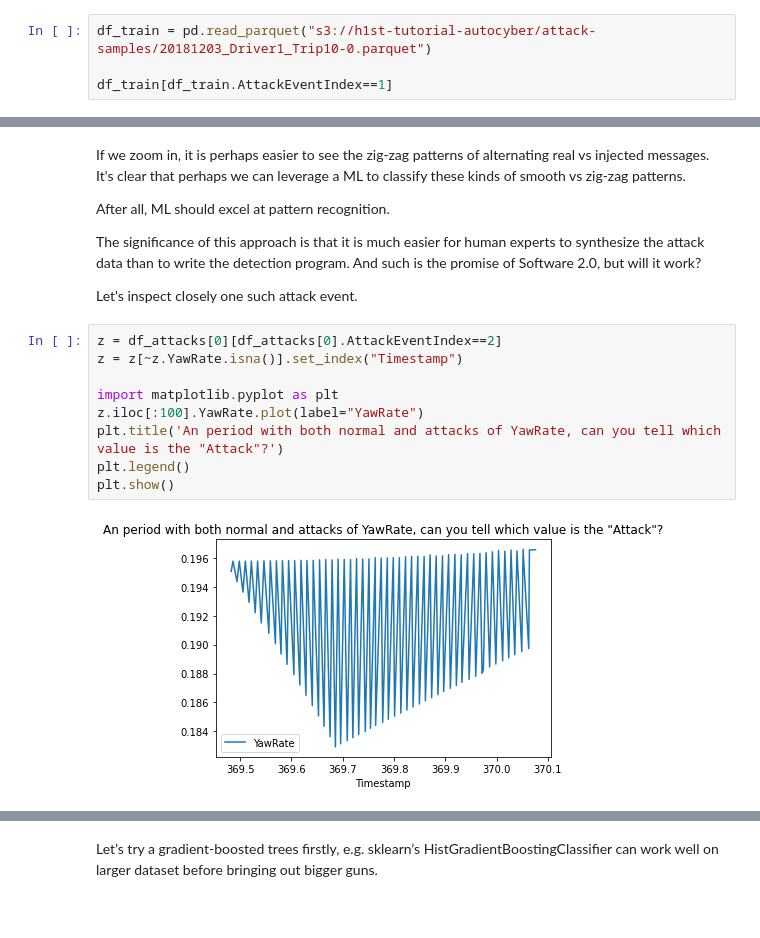
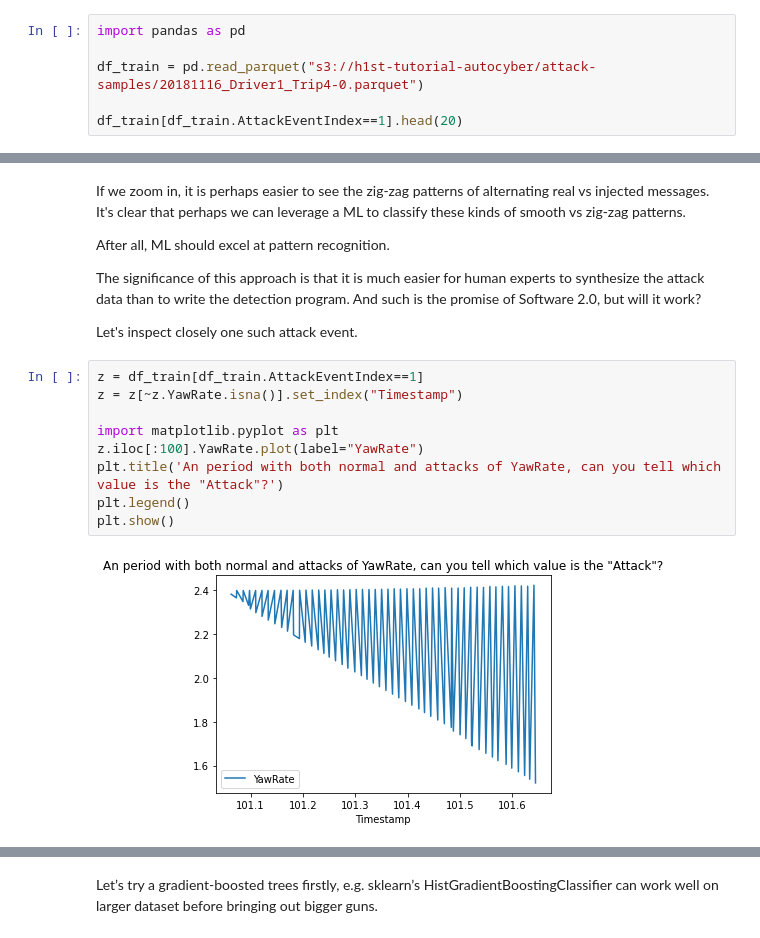
Before and after one commit to h1st-ai/h1st, a Jupyter notebook: examples/AutomotiveCybersecurity/notebooks/Monolithic AD & ML Approaches and Why They are Unsatisfactory.ipynb, the cells around one changed output, grey strips where cells are left out. Cells and saved outputs as stored; diff of their text form.

```diff
--- a/examples/AutomotiveCybersecurity/notebooks/Monolithic AD & ML Approaches and Why They are Unsatisfactory.ipynb
+++ b/examples/AutomotiveCybersecurity/notebooks/Monolithic AD & ML Approaches and Why They are Unsatisfactory.ipynb
@@ -9,8 +9,10 @@ But will it work accurately enough? Let's try!
 # %% [markdown]
 ### 2a. A naive AD approach using IsolationForest
 # %%
-df_train = pd.read_parquet("s3://h1st-tutorial-autocyber/attack-samples/20181203_Driver1_Trip10-0.parquet")
+import pandas as pd
 
-df_train[df_train.AttackEventIndex==1]
+df_train = pd.read_parquet("s3://h1st-tutorial-autocyber/attack-samples/20181116_Driver1_Trip4-0.parquet")
+
+df_train[df_train.AttackEventIndex==1].head(20)
 # %% [output]
 |  | Timestamp | SteeringAngle | CarSpeed | YawRate | Gx | Gy | Label | AttackSensor | AttackMethod | ... |
@@ -87,16 +110,16 @@ The significance of this approach is that it is much easier for human experts to
 
 Let's inspect closely one such attack event.
 # %%
-z = df_attacks[0][df_attacks[0].AttackEventIndex==2]
+z = df_train[df_train.AttackEventIndex==1]
 z = z[~z.YawRate.isna()].set_index("Timestamp")
 
 import matplotlib.pyplot as plt
 z.iloc[:100].YawRate.plot(label="YawRate")
 plt.title('An period with both normal and attacks of YawRate, can you tell which value is the "Attack"?')
 plt.legend()
 plt.show()
 # %% [output]
-[figure, old version]
+[figure, new version]
 # %%
 import matplotlib.pyplot as plt
 plt.figure()
```
Also changed, not shown: parts of 14 cells of this notebook, 5 other files.
